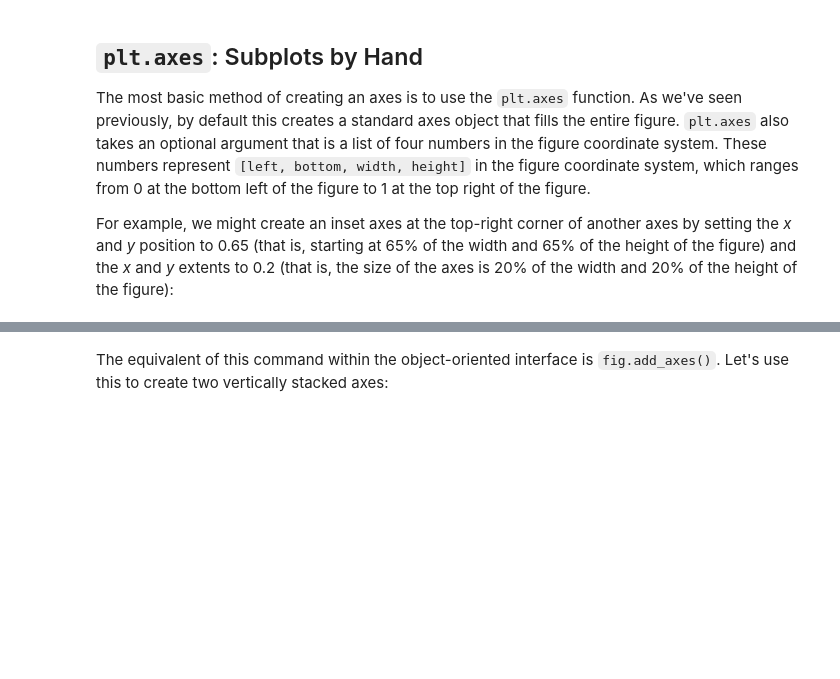
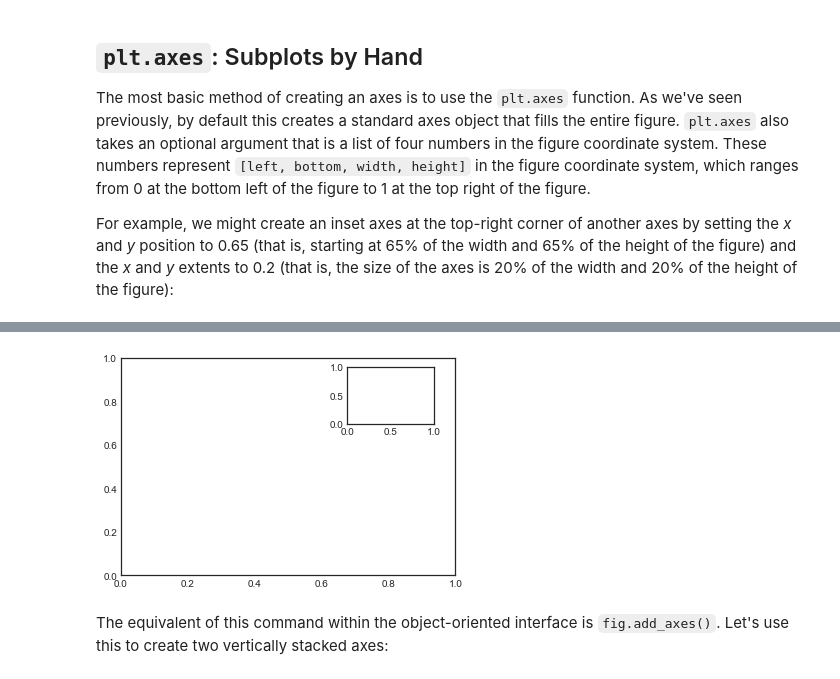
Before and after one commit to marcusRB/thebridge_ft_nov21, a Jupyter notebook: 2-EDA/3-Matplotlib/teoria/7-Subplots aula.ipynb, the cells around one changed output, grey strips where cells are left out. Saved outputs shown, nothing was run; the diff lists cells and outputs as text; code cells hidden in the pictures; blank space fills up the shorter version.

```diff
--- a/2-EDA/3-Matplotlib/teoria/7-Subplots aula.ipynb
+++ b/2-EDA/3-Matplotlib/teoria/7-Subplots aula.ipynb
@@ -5,6 +5,11 @@
 To this end, Matplotlib has the concept of *subplots*: groups of smaller axes that can exist together within a single figure.
 These subplots might be insets, grids of plots, or other more complicated layouts.
 In this section we'll explore four routines for creating subplots in Matplotlib.
+# %%
+%matplotlib inline
+import matplotlib.pyplot as plt
+plt.style.use('seaborn-white')
+import numpy as np
 # %% [markdown]
 ## ``plt.axes``: Subplots by Hand
 
@@ -20,2 +22,7 @@ For example, we might create an inset axes at the top-right corner of another ax
+# %%
+ax1 = plt.axes()
+ax2 = plt.axes([0.65, 0.65, 0.2, 0.2])
+# %% [output]
+[figure, added]
 # %% [markdown]
 The equivalent of this command within the object-oriented interface is ``fig.add_axes()``. Let's use this to create two vertically stacked axes:
```
Also changed, not shown: parts of 15 cells of this notebook, 1 other file.
